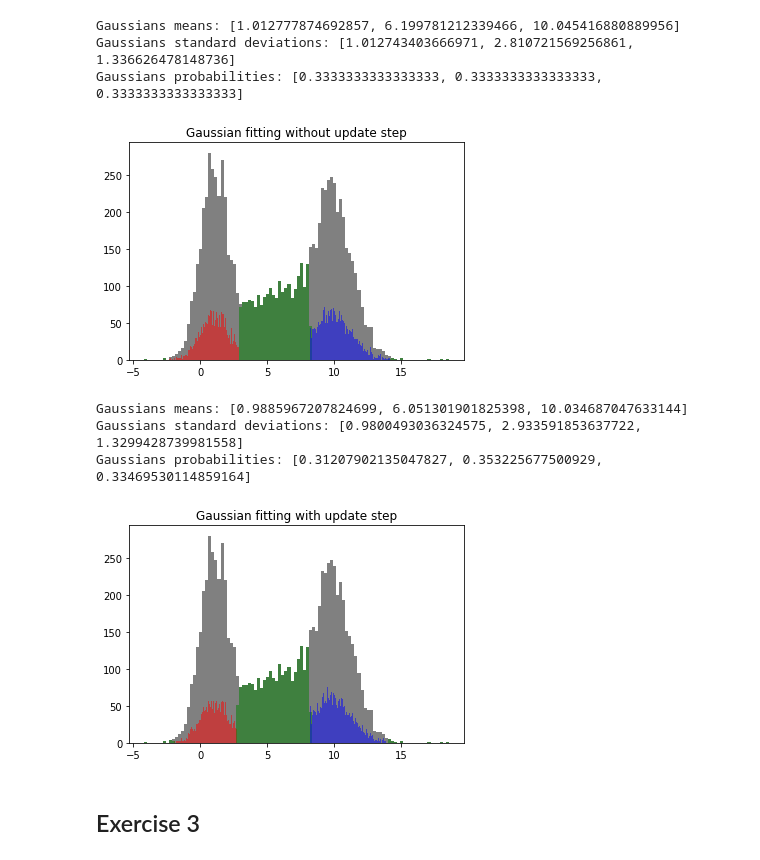
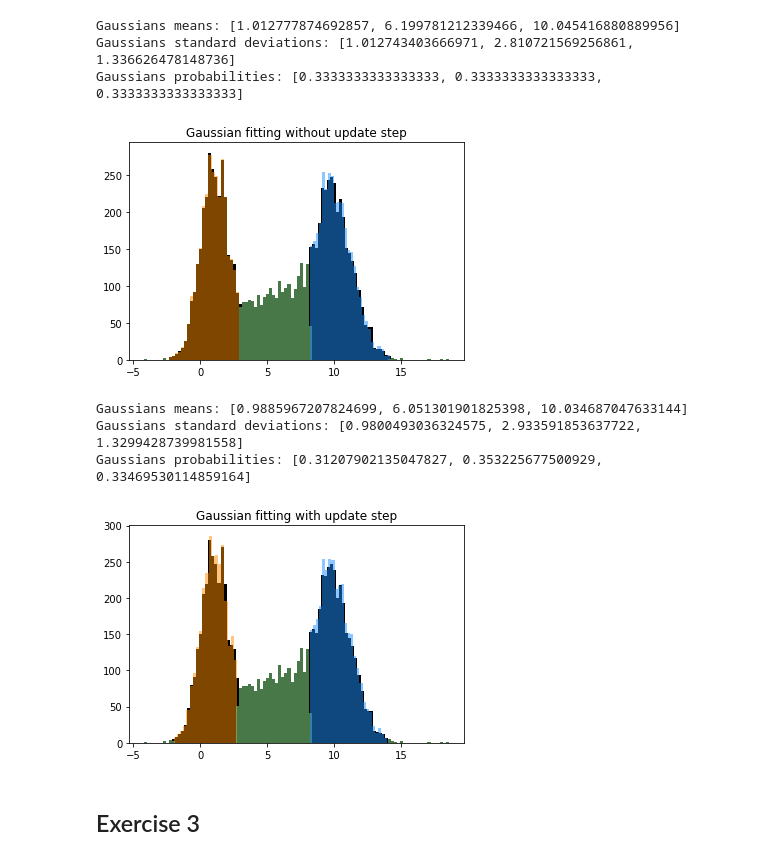
Before and after one commit to davidezanella/spe-assignments, a Jupyter notebook: Homework 2/delivery/report.ipynb, the cells around one changed output. Cells and saved outputs as stored; diff of their text form; code cells hidden in the pictures.

Commit message:
Fix Gaussian plotting ex2

```diff
--- a/Homework 2/delivery/report.ipynb
+++ b/Homework 2/delivery/report.ipynb
@@ -415,21 +415,24 @@ def get_elems_class(class_idx, x_probs):
 # %%
 %matplotlib inline
 import matplotlib.pyplot as plt
+from math import floor
 
-red = get_elems_class(0, x_probs)
+orange = get_elems_class(0, x_probs)
 green = get_elems_class(1, x_probs)
 blue = get_elems_class(2, x_probs)
 
-plt.hist(values, bins=100, color="gray")
+n_bins = lambda x: floor((max(x)-min(x)) / ((max(values)-min(values))/100))
 
-plt.hist(red, bins=100, color="red", alpha=0.5)
-plt.hist(green, bins=100, color="green", alpha=0.5)
-plt.hist(blue, bins=100, color="blue", alpha=0.5)
+plt.hist(values, bins=n_bins(values), color="black")
+
+plt.hist(orange, bins=n_bins(orange), color="darkorange", alpha=0.5)
+plt.hist(green, bins=n_bins(green), color="lightgreen", alpha=0.5)
+plt.hist(blue, bins=n_bins(blue), color="dodgerblue", alpha=0.5)
 
 plt.title('Gaussian fitting without update step')
 plt.show()
 # %% [output]
-[figure, old version]
+[figure, new version]
 # %%
 x_probs, means, std_devs, probs = compute_EM(300, True)
 
@@ -444,21 +447,23 @@ Gaussians probabilities: [0.31207902135047827, 0.353225677500929, 0.334695301148
 %matplotlib inline
 import matplotlib.pyplot as plt
 
-red = get_elems_class(0, x_probs)
+orange = get_elems_class(0, x_probs)
 green = get_elems_class(1, x_probs)
 blue = get_elems_class(2, x_probs)
 
 
-plt.hist(values, bins=100, color="gray")
+n_bins = lambda x: floor((max(x)-min(x)) / ((max(values)-min(values))/100))
 
-plt.hist(red, bins=100, color="red", alpha=0.5)
-plt.hist(green, bins=100, color="green", alpha=0.5)
-plt.hist(blue, bins=100, color="blue", alpha=0.5)
+plt.hist(values, bins=n_bins(values), color="black")
+
+plt.hist(orange, bins=n_bins(orange), color="darkorange", alpha=0.5)
+plt.hist(green, bins=n_bins(green), color="lightgreen", alpha=0.5)
+plt.hist(blue, bins=n_bins(blue), color="dodgerblue", alpha=0.5)
 
 plt.title('Gaussian fitting with update step')
 plt.show()
 # %% [output]
-[figure, old version]
+[figure, new version]
 # %% [markdown]
 ## Exercise 3
 # %% [markdown]
```
Also changed, not shown: parts of 4 cells of this notebook.
